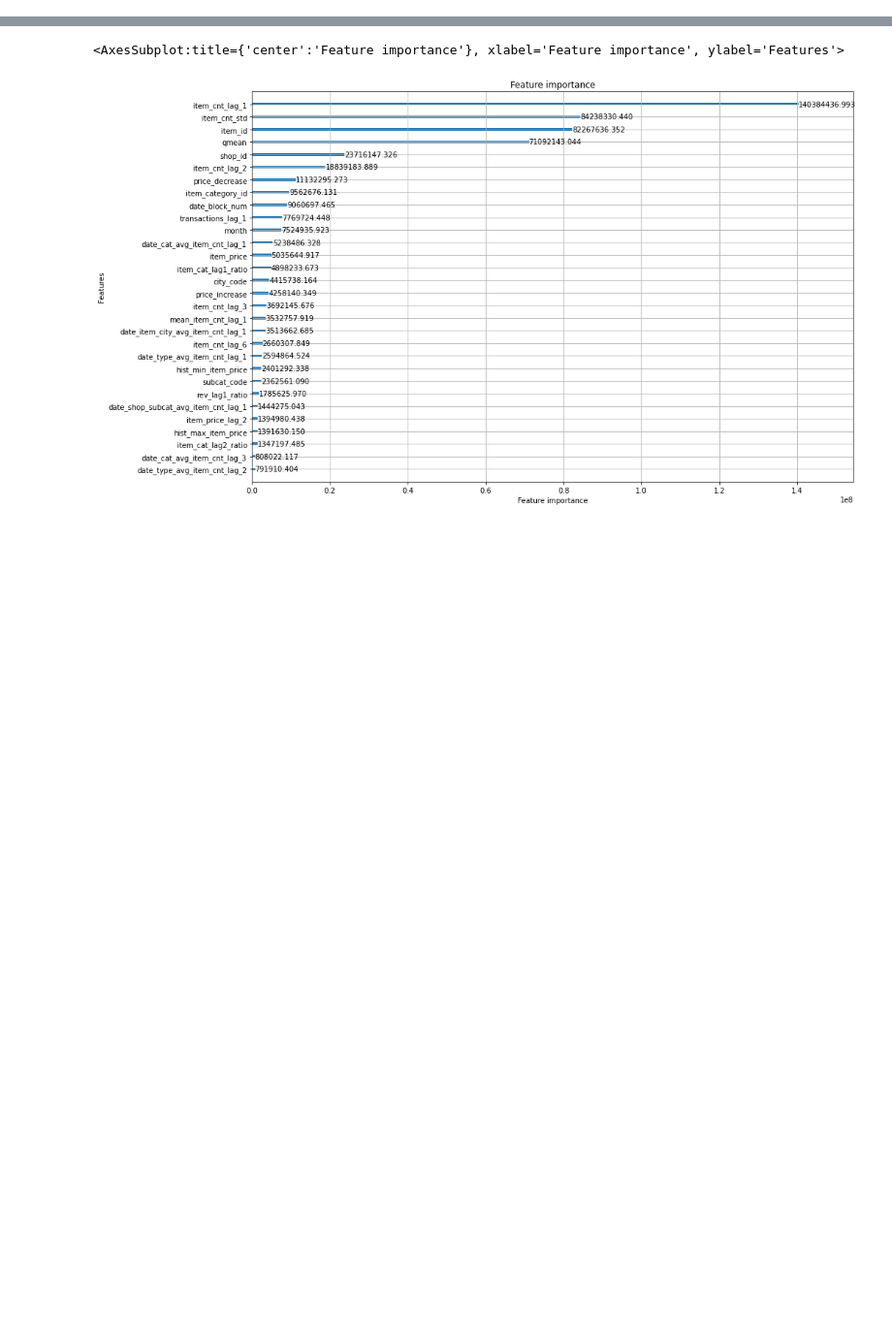
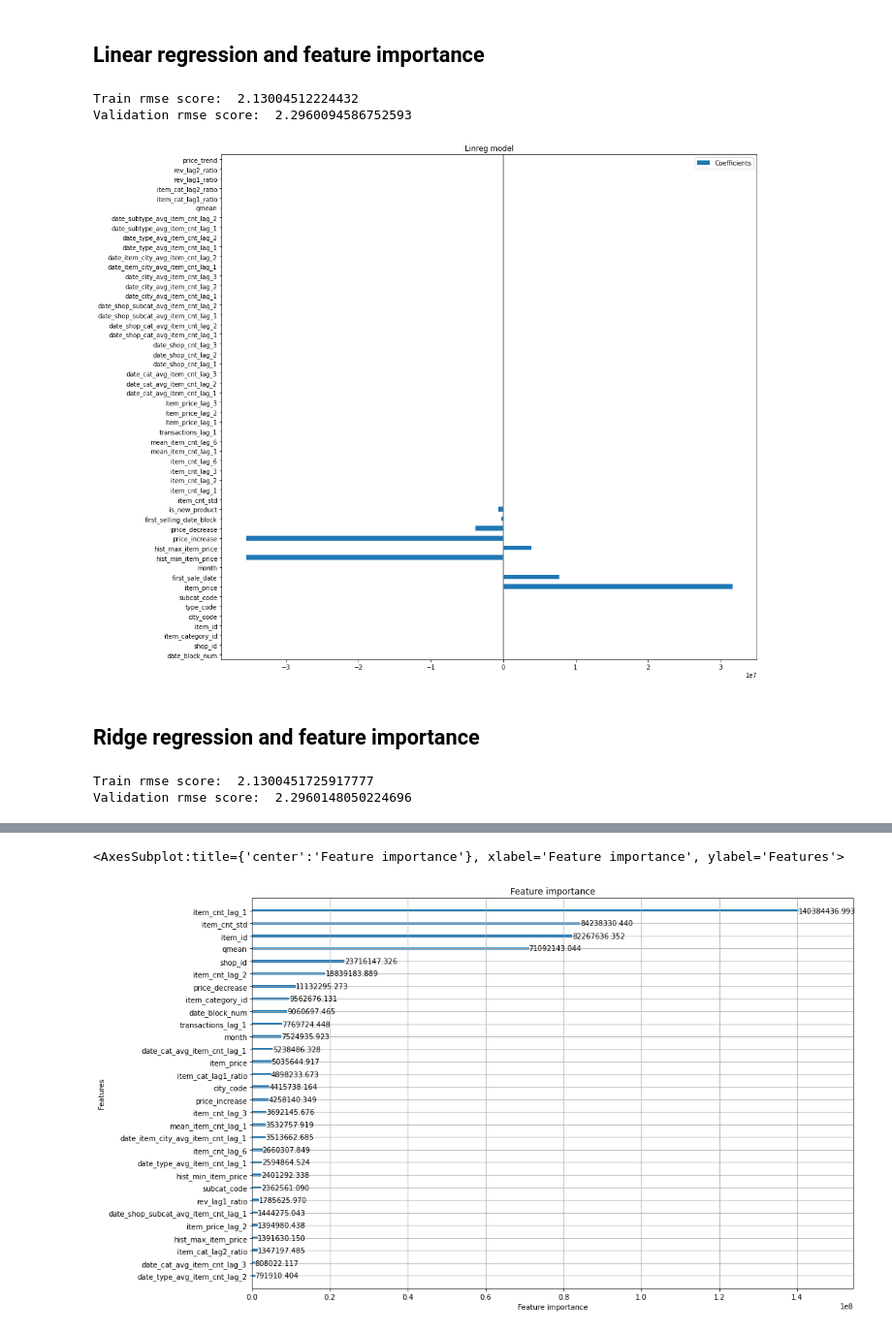
Before and after one commit to Malionkin/Innowise_ML, a Jupyter notebook: ML_tasks/future_sales/notebooks/modeling.ipynb, the cells around one changed output, grey strips where cells are left out. Shown: that part at 97% size. Drawn from its saved outputs; the diff is of its cells as text; code cells hidden in the pictures; blank space fills up the shorter version.

Commit message:
Added Cross-Validation and feature importance

```diff
--- a/ML_tasks/future_sales/notebooks/modeling.ipynb
+++ b/ML_tasks/future_sales/notebooks/modeling.ipynb
@@ -4,2 +39,5 @@ import lightgbm as lgb
+# %%
+import shap
+plt.rcParams["figure.figsize"] = (20, 15)
 # %%
 train_monthly = pd.read_pickle("train_monthly.pkl")
@@ -54,0 +113,7 @@ train_monthly[cat_cols] = train_monthly[cat_cols].astype("category")
+# %%
+def train_model_linear_regression(X_train,y_train,X_val,y_val):
+    linreg = LinearRegression().fit(X_train, y_train)
+    print("Train rmse score: ",math.sqrt(mse(y_train,linreg.predict(X_train))))
+    y_pred = linreg.predict(X_val)
+    print("Validation rmse score: ", math.sqrt(mse(y_val,y_pred)))
+    return linreg
@@ -120,0 +241,28 @@ Did not meet early stopping. Best iteration is:
+# %% [markdown]
+## Linear regression and feature importance
+# %%
+lr = train_model_linear_regression(X_train,y_train,X_val,y_val)
+# %% [output]
+Train rmse score:  2.13004512224432
+Validation rmse score:  2.2960094586752593
+# %%
+import matplotlib.pyplot as plt
+
+coefs = pd.DataFrame(
+   lr.coef_,
+   columns=['Coefficients'], index=X_train.columns
+)
+
+coefs.plot(kind='barh', figsize=(20, 15))
+plt.title('Linreg model')
+plt.axvline(x=0, color='.5')
+plt.subplots_adjust(left=.3)
+# %% [output]
+[figure, added]
+# %% [markdown]
+## Ridge regression and feature importance
+# %%
+ridge = train_model_ridge_regression(X_train,y_train,X_val,y_val)
+# %% [output]
+Train rmse score:  2.1300451725917777
+Validation rmse score:  2.2960148050224696
```
Also changed, not shown: parts of 25 cells of this notebook.
